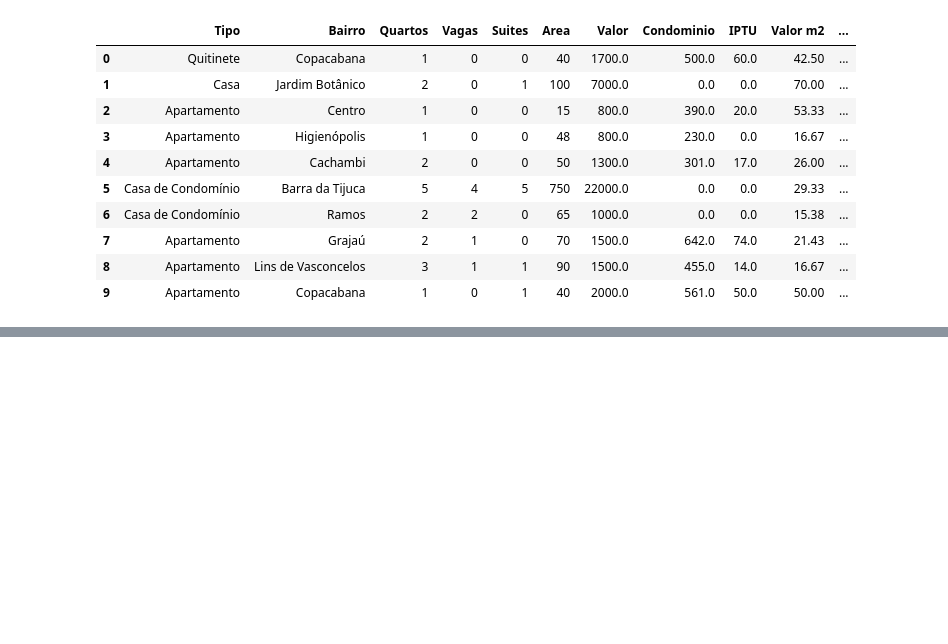
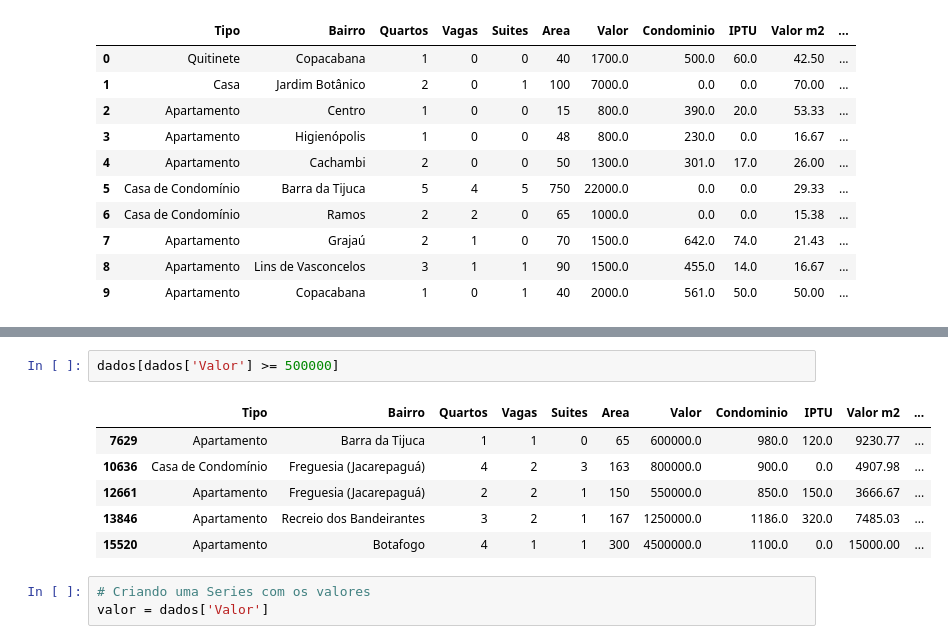
Before and after one commit to paulobressan/pandas, a Jupyter notebook: Relatório de Analise 8/Identificando e Removendo Outliers.ipynb, the cells around one changed output, grey strips where cells are left out. Saved outputs shown, nothing was run; the diff lists cells and outputs as text; blank space fills up the shorter version.

```diff
--- a/Relatório de Analise 8/Identificando e Removendo Outliers.ipynb
+++ b/Relatório de Analise 8/Identificando e Removendo Outliers.ipynb
@@ -27,0 +35,12 @@ dados.head(10)
+# %%
+dados[dados['Valor'] >= 500000]
+# %% [output]
+|  | Tipo | Bairro | Quartos | Vagas | Suites | Area | Valor | Condominio | IPTU | Valor m2 | ... |
+| 7629 | Apartamento | Barra da Tijuca | 1 | 1 | 0 | 65 | 600000.0 | 980.0 | 120.0 | 9230.77 | ... |
+| 10636 | Casa de Condomínio | Freguesia (Jacarepaguá) | 4 | 2 | 3 | 163 | 800000.0 | 900.0 | 0.0 | 4907.98 | ... |
+| 12661 | Apartamento | Freguesia (Jacarepaguá) | 2 | 2 | 1 | 150 | 550000.0 | 850.0 | 150.0 | 3666.67 | ... |
+| 13846 | Apartamento | Recreio dos Bandeirantes | 3 | 2 | 1 | 167 | 1250000.0 | 1186.0 | 320.0 | 7485.03 | ... |
+| 15520 | Apartamento | Botafogo | 4 | 1 | 1 | 300 | 4500000.0 | 1100.0 | 0.0 | 15000.00 | ... |
+# %%
+# Criando uma Series com os valores
+valor = dados['Valor']
```
Also changed, not shown: parts of 6 cells of this notebook.
